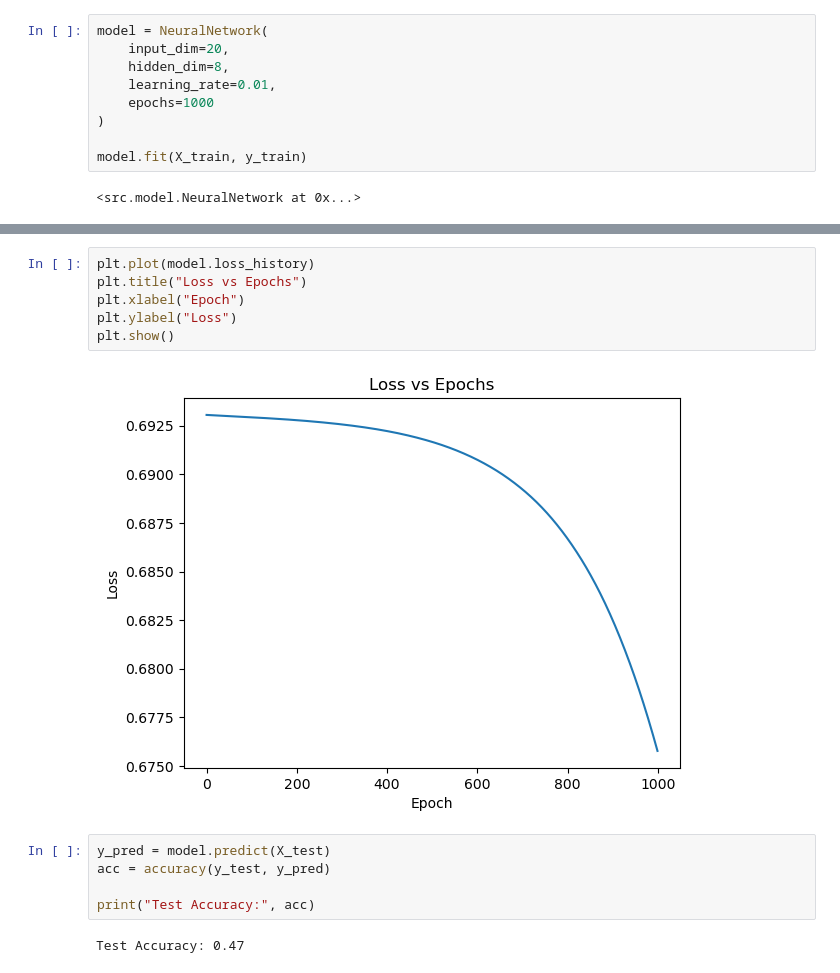
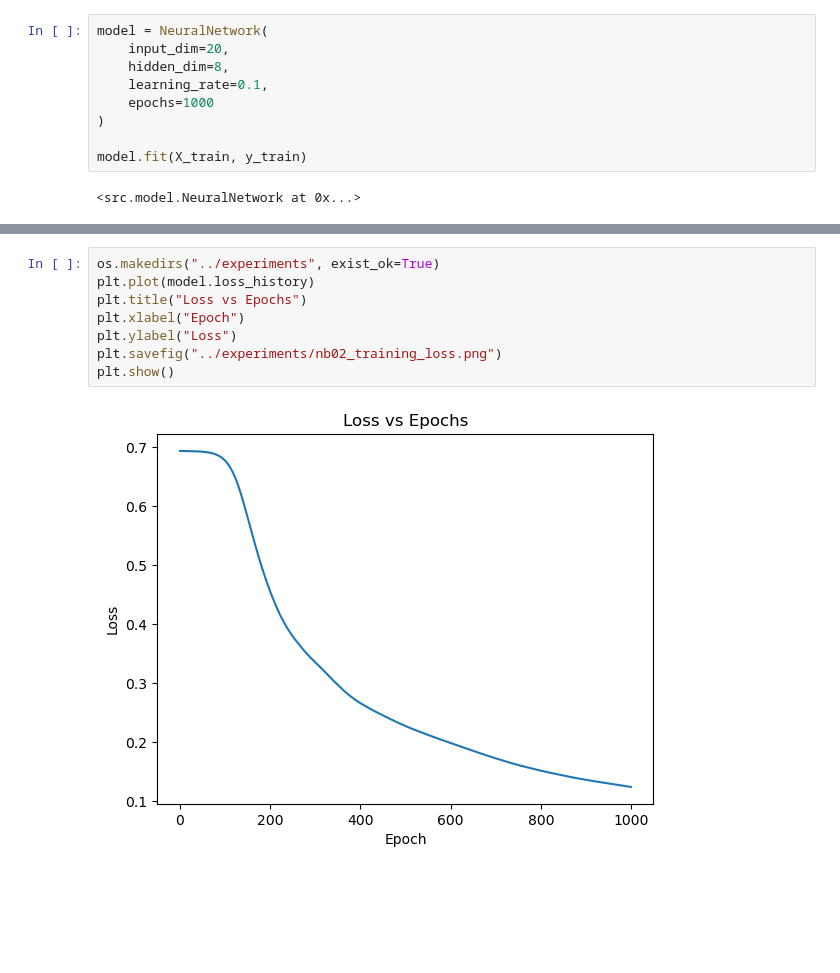
Before and after one commit to bitbyrizbit/ml-from-scratch-numpy, a Jupyter notebook: neural-network/notebooks/02_backpropagation_debugging.ipynb, the cells around one changed output, grey strips where cells are left out. Cells and saved outputs as stored; diff of their text form; blank space fills up the shorter version.

Commit message:
add notebooks for forward pass, backprop debugging, and nonlinear experiments

```diff
--- a/neural-network/notebooks/02_backpropagation_debugging.ipynb
+++ b/neural-network/notebooks/02_backpropagation_debugging.ipynb
@@ -34,7 +59,7 @@ X_test = scaler.transform(X_test)
 model = NeuralNetwork(
     input_dim=20,
     hidden_dim=8,
-    learning_rate=0.01,
+    learning_rate=0.1,
     epochs=1000
 )
 
@@ -44,15 +74,10 @@ model.fit(X_train, y_train)
 # %%
+os.makedirs("../experiments", exist_ok=True)
 plt.plot(model.loss_history)
 plt.title("Loss vs Epochs")
 plt.xlabel("Epoch")
 plt.ylabel("Loss")
+plt.savefig("../experiments/nb02_training_loss.png")
 plt.show()
 # %% [output]
-[figure, old version]
+[figure, new version]
-# %%
-y_pred = model.predict(X_test)
-acc = accuracy(y_test, y_pred)
-
-print("Test Accuracy:", acc)
-# %% [output]
-Test Accuracy: 0.47
```
Also changed, not shown: parts of 9 cells of this notebook, 7 other files.
